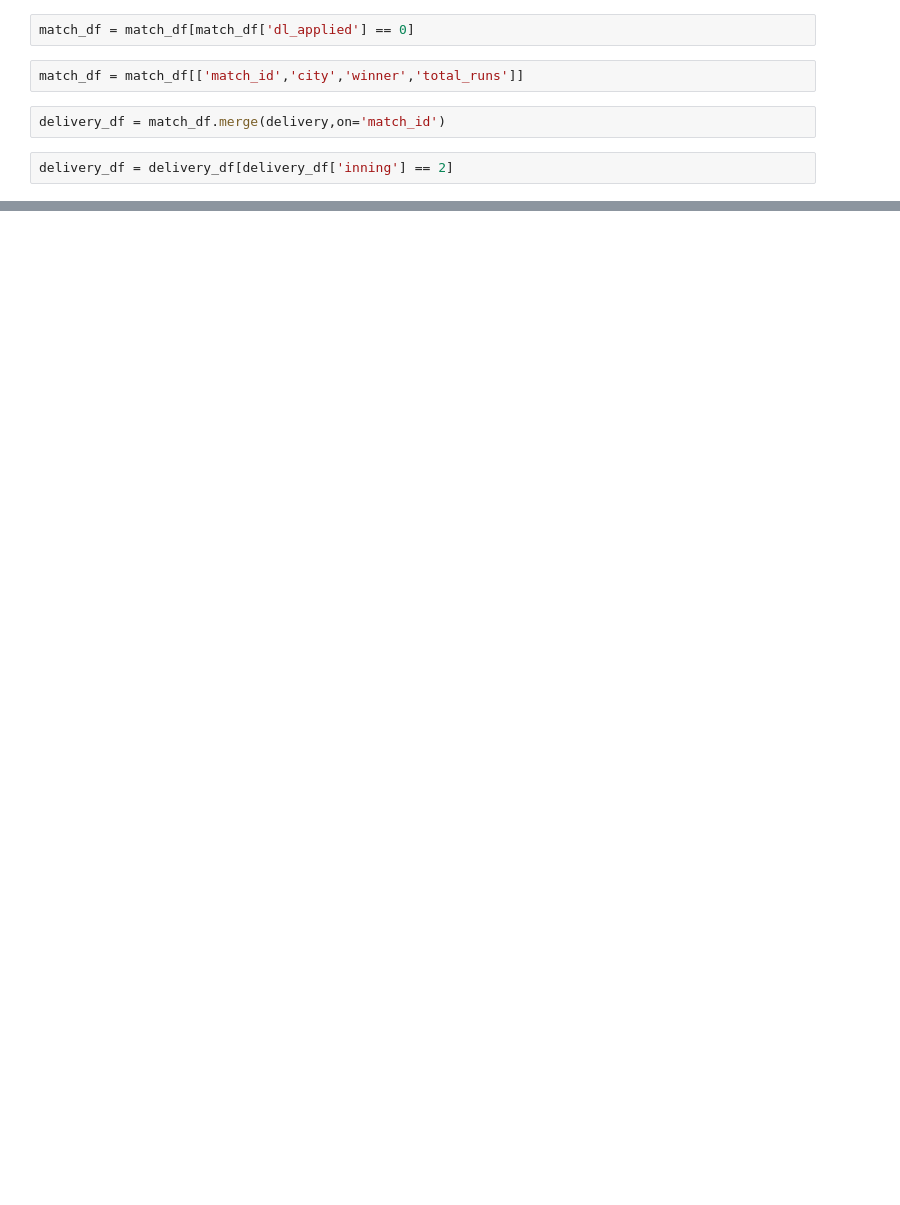
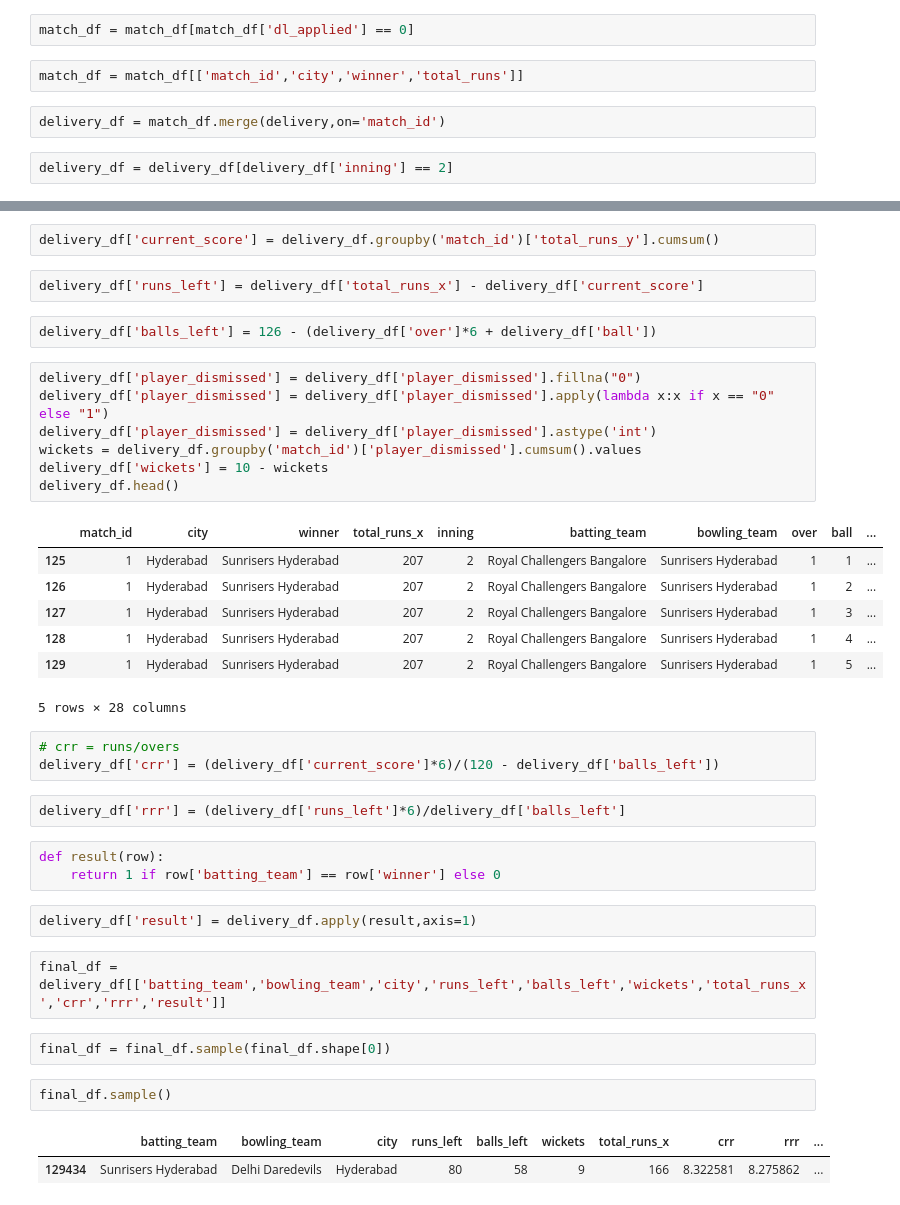
Before and after one commit to Shrauz/IPL-win-probability-prediction, a Jupyter notebook: IPL_win_probability_prediction_.ipynb, the cells around one changed output, grey strips where cells are left out. Drawn from its saved outputs; the diff is of its cells as text; blank space fills up the shorter version.

```diff
--- a/IPL_win_probability_prediction_.ipynb
+++ b/IPL_win_probability_prediction_.ipynb
@@ -114,0 +139,40 @@ delivery_df = delivery_df[delivery_df['inning'] == 2]
+# %%
+delivery_df['current_score'] = delivery_df.groupby('match_id')['total_runs_y'].cumsum()
+# %%
+delivery_df['runs_left'] = delivery_df['total_runs_x'] - delivery_df['current_score']
+# %%
+delivery_df['balls_left'] = 126 - (delivery_df['over']*6 + delivery_df['ball'])
+# %%
+delivery_df['player_dismissed'] = delivery_df['player_dismissed'].fillna("0")
+delivery_df['player_dismissed'] = delivery_df['player_dismissed'].apply(lambda x:x if x == "0" else "1")
+delivery_df['player_dismissed'] = delivery_df['player_dismissed'].astype('int')
+wickets = delivery_df.groupby('match_id')['player_dismissed'].cumsum().values
+delivery_df['wickets'] = 10 - wickets
+delivery_df.head()
+# %% [output]
+|  | match_id | city | winner | total_runs_x | inning | batting_team | bowling_team | over | ball | ... |
+| 125 | 1 | Hyderabad | Sunrisers Hyderabad | 207 | 2 | Royal Challengers Bangalore | Sunrisers Hyderabad | 1 | 1 | ... |
+| 126 | 1 | Hyderabad | Sunrisers Hyderabad | 207 | 2 | Royal Challengers Bangalore | Sunrisers Hyderabad | 1 | 2 | ... |
+| 127 | 1 | Hyderabad | Sunrisers Hyderabad | 207 | 2 | Royal Challengers Bangalore | Sunrisers Hyderabad | 1 | 3 | ... |
+| 128 | 1 | Hyderabad | Sunrisers Hyderabad | 207 | 2 | Royal Challengers Bangalore | Sunrisers Hyderabad | 1 | 4 | ... |
+| 129 | 1 | Hyderabad | Sunrisers Hyderabad | 207 | 2 | Royal Challengers Bangalore | Sunrisers Hyderabad | 1 | 5 | ... |
+5 rows × 28 columns
+# %%
+# crr = runs/overs
+delivery_df['crr'] = (delivery_df['current_score']*6)/(120 - delivery_df['balls_left'])
+# %%
+delivery_df['rrr'] = (delivery_df['runs_left']*6)/delivery_df['balls_left']
+# %%
+def result(row):
+    return 1 if row['batting_team'] == row['winner'] else 0
+# %%
+delivery_df['result'] = delivery_df.apply(result,axis=1)
+# %%
+final_df = delivery_df[['batting_team','bowling_team','city','runs_left','balls_left','wickets','total_runs_x','crr','rrr','result']]
+# %%
+final_df = final_df.sample(final_df.shape[0])
+# %%
+final_df.sample()
+# %% [output]
+|  | batting_team | bowling_team | city | runs_left | balls_left | wickets | total_runs_x | crr | rrr | ... |
+| 129434 | Sunrisers Hyderabad | Delhi Daredevils | Hyderabad | 80 | 58 | 9 | 166 | 8.322581 | 8.275862 | ... |
```
Also changed, not shown: parts of 4 cells of this notebook.
